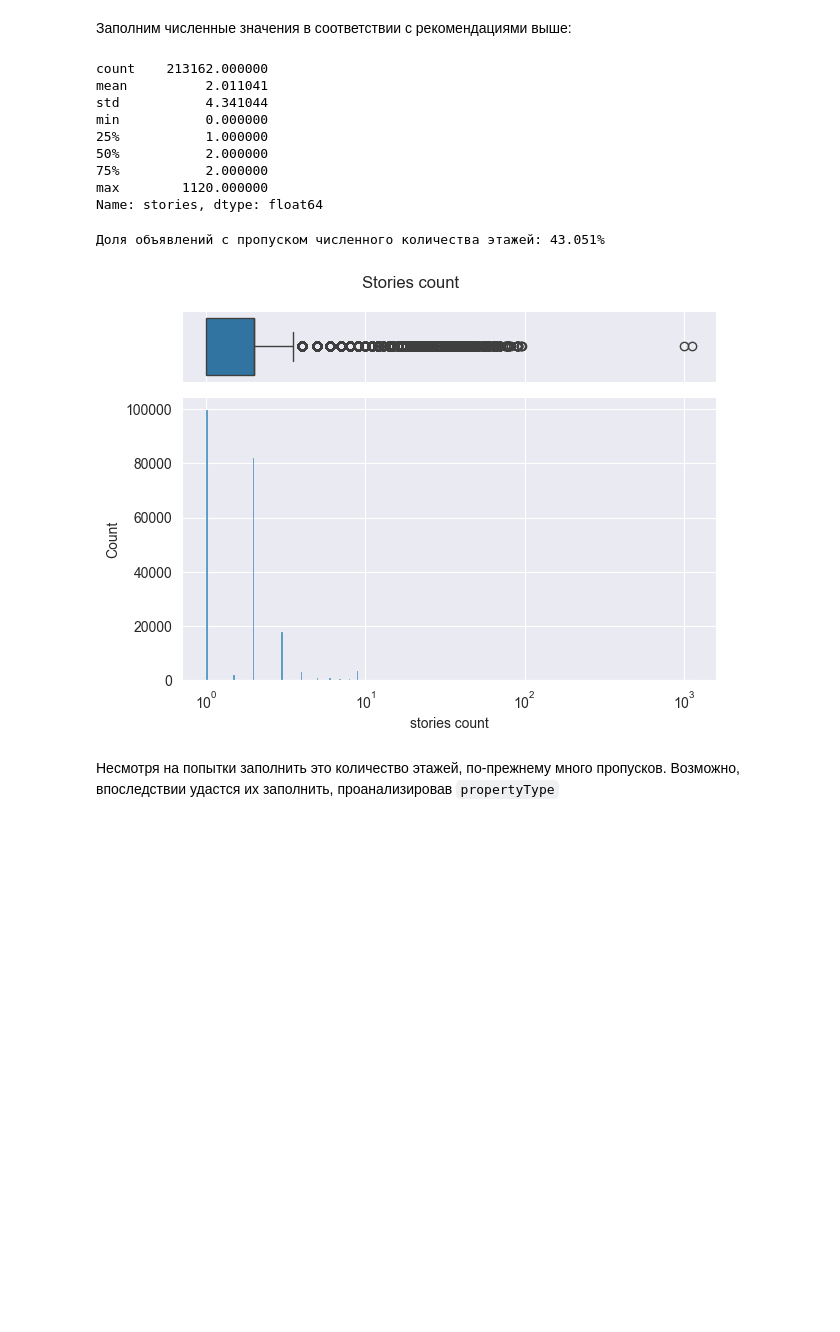
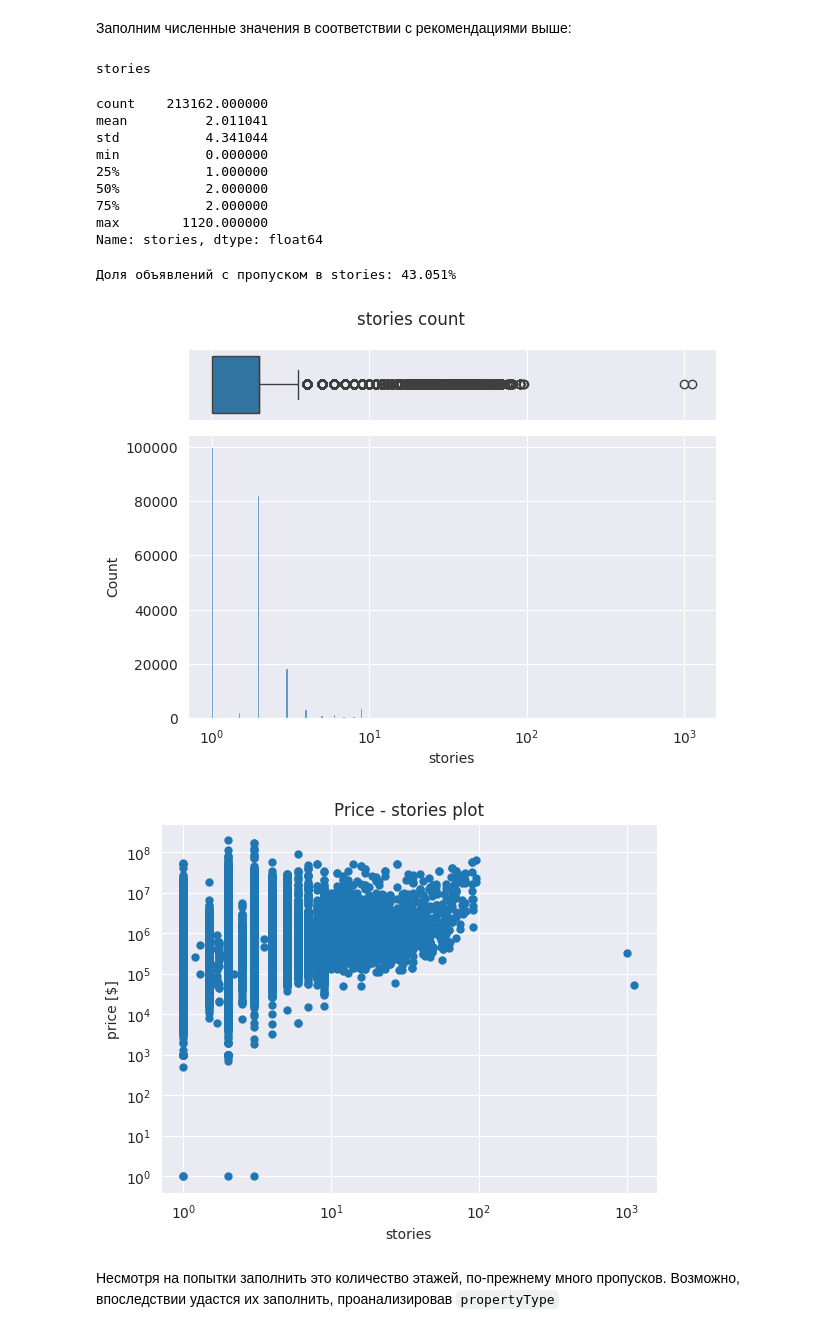
Before and after one commit to mvulf/housing_cost, a Jupyter notebook: notebooks/1.0-mv-data-understanding.ipynb, the cells around one changed output. Drawn from its saved outputs; the diff is of its cells as text; code cells hidden in the pictures; blank space fills up the shorter version.

```diff
--- a/notebooks/1.0-mv-data-understanding.ipynb
+++ b/notebooks/1.0-mv-data-understanding.ipynb
@@ -759,33 +746,24 @@ Name: count, dtype: int64
 - "condominium", "mid-rise" - 3 и более этажей.
 # %% [markdown]
 Заполним численные значения в соответствии с рекомендациями выше:
-# %%
-df = build_features.get_df_numerical_story(df)
-display(df['stories'].describe())
-print(
-    'Доля объявлений с пропуском численного количества этажей:',
-    utils.get_percentage(df['stories'].isna().sum(), df.shape[0])
-)
-
-visualize.plot_box_hist_plot(
-    df,
-    'stories',
-    numeric_label='stories count',
-    log_scale=True,
-    title='Stories count',
-);
-# %% [output]
-count    213162.000000
-mean          2.011041
-std           4.341044
-min           0.000000
-25%           1.000000
-50%           2.000000
-75%           2.000000
-max        1120.000000
-Name: stories, dtype: float64
-Доля объявлений с пропуском численного количества этажей: 43.051%
-[figure, removed]
+# %%
+df = build_features.get_df_numerical_story(df)
+
+visualize.plot_numerical_stats(df, ('stories',))
+# %% [output]
+stories
+count    213162.000000
+mean          2.011041
+std           4.341044
+min           0.000000
+25%           1.000000
+50%           2.000000
+75%           2.000000
+max        1120.000000
+Name: stories, dtype: float64
+Доля объявлений с пропуском в stories: 43.051%
+[figure, added]
+[figure, added]
 # %% [markdown]
 Несмотря на попытки заполнить это количество этажей, по-прежнему много пропусков.
 Возможно, впоследствии удастся их заполнить, проанализировав `propertyType`
```
Also changed, not shown: parts of 19 cells of this notebook, 8 other files.
